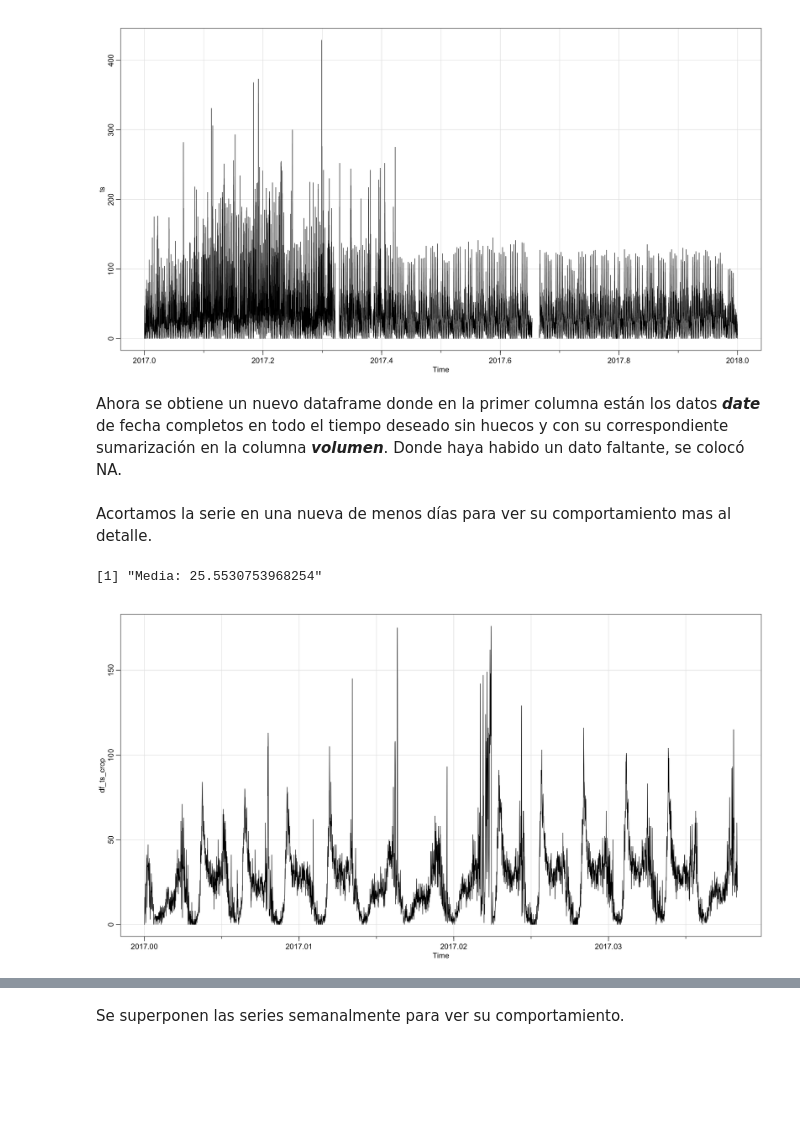
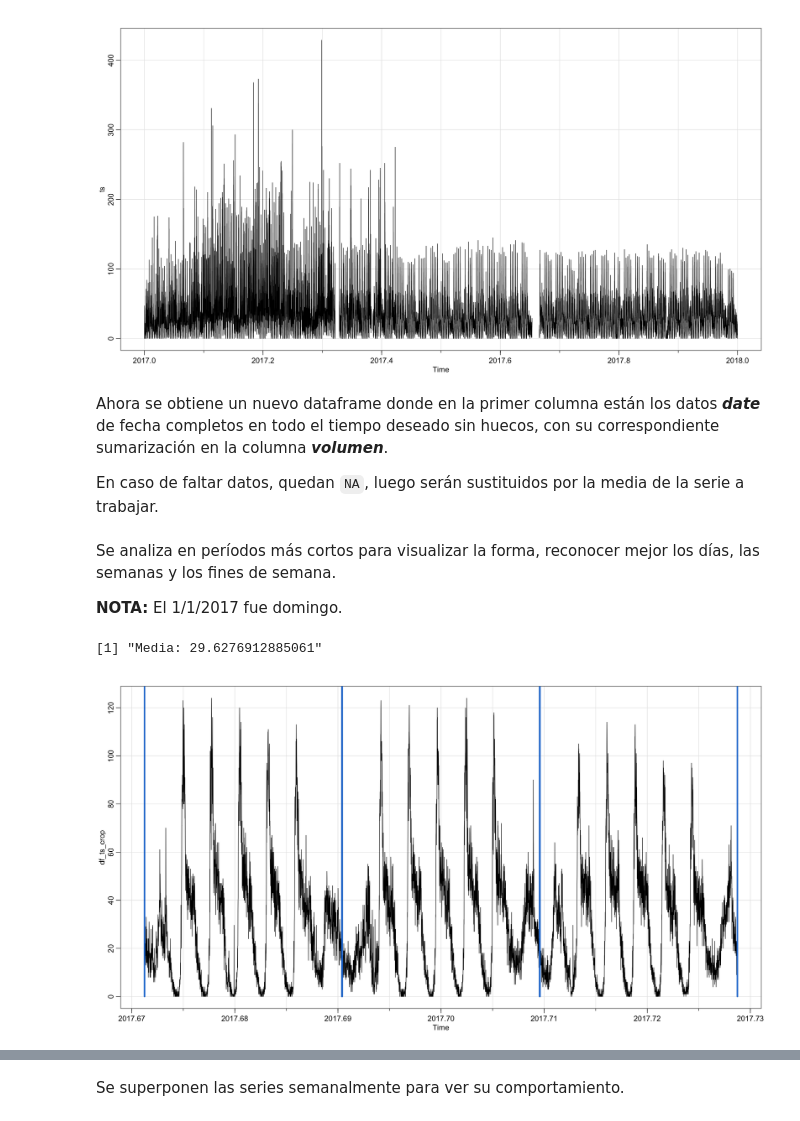
Before and after one commit to FelipeBastarrica/Obligatorio-Series-Temporales, a Jupyter notebook: Obligatorio_ST.ipynb, the cells around one changed output, grey strips where cells are left out. Cells and saved outputs as stored; diff of their text form; code cells hidden in the pictures; blank space fills up the shorter version.

Commit message:
primera emprolijada

```diff
--- a/Obligatorio_ST.ipynb
+++ b/Obligatorio_ST.ipynb
@@ -83,44 +151,66 @@ originaldf$minAsPOSIX <- as.POSIXct(originaldf$date, format="%d/%m/%y %H:%M",tz=
 
 # Generación del vector para cada 5 minutos
 ndays <- 365 # días a generar
-minAsNumeric <-seq(0,60*60*24*ndays,by=5*60) # de 0 a 365 días en segundos con un paso de 5 minutos
+minAsNumeric <-seq(0, 60 * 60 * 24 * ndays, by = 60 * 5) # de 0 a 365 días con un paso de 5 minutos
 
 # Conversión de secuencia a posix (formato calendario)
-minAsPOSIX <- as.POSIXct(minAsNumeric, origin="2017-01-01", tz="GMT")
+minAsPOSIX <- as.POSIXct(minAsNumeric, origin = "2017-01-01", tz = "GMT")
 
 # Columna con datos calendario para 1 año
 base_df = data.frame(minAsPOSIX)
 
 # Merge de datos calendario completos con los datos de volumen original
-df_merged <- merge(base_df,originaldf,all.x=TRUE, by="minAsPOSIX")
+df_merged <- merge(base_df, originaldf, all.x = TRUE, by="minAsPOSIX")
 
-# Agregación de datos de volumen por
-newdf = aggregate(df_merged$volumen, by=list(Date=df_merged$minAsPOSIX), FUN=sum)
-colnames(newdf) <- c('date','volumen')
+# Agregación de datos de volumen por los carriles (los que tengan misma fecha y hora los suma)
+newdf = aggregate(df_merged$volumen, by = list(Date=df_merged$minAsPOSIX), FUN=sum)
+colnames(newdf) <- c('date', 'volumen')
 
-ts = ts(newdf$volumen, frequency=freq, start=c(2017,1))
+ts = ts(newdf$volumen, frequency=freq_5min, start=c(2017,1))
 tsplot(ts)
+
+#TODO: Agregar cada 15 min
 # %% [output]
 [figure]
 # %% [markdown]
-Ahora se obtiene un nuevo dataframe donde en la primer columna están los datos ***date*** de fecha completos en todo el tiempo deseado sin huecos y con su correspondiente sumarización en la columna ***volumen***. Donde haya habido un dato faltante, se colocó NA.
+Ahora se obtiene un nuevo dataframe donde en la primer columna están los datos ***date*** de fecha completos en todo el tiempo deseado sin huecos, con su correspondiente sumarización en la columna ***volumen***.
+
+En caso de faltar datos, quedan `NA`, luego serán sustituidos por la media de la serie a trabajar.
 # %% [markdown]
-Acortamos la serie en una nueva de menos días para ver su comportamiento mas al detalle.
+Se analiza en períodos más cortos para visualizar la forma, reconocer mejor los días, las semanas y los fines de semana.
+
+**NOTA:** El 1/1/2017 fue domingo.
 # %%
+# Muestras por día (1 muestra cada 5 minutos x 2)
+samples_per_day = (60 / 5) * 24
+samples_per_week = samples_per_day * 7
+
 # Días a tomar para análisis más pequeño
-days_to_crop = 14
+days_to_crop = 21
+initial_week = 35
 
-# Muestras por día (1 muestra cada 5 minutos x 24)
-samples_per_day = 60/5*24
+# Intervalo
+ini = initial_week * samples_per_week
+fin = ini + samples_per_day * days_to_crop
+st = 2017 + ini/length(ts)
 
 # Serie recortada
-df_ts_crop = head(ts, samples_per_day*days_to_crop)
+df_crop = ts[ini : fin]
 
-# Promedio de serie cortada
-print(paste("Media:", mean(df_ts_crop)))
+# Promedio de serie cortada y sustituir
+mean = mean(df_crop, na.rm=TRUE)
+print(paste("Media:", mean))
+df_crop[is.na(df_crop)] = mean
+df_ts_crop = ts(df_crop, start = st, freq = freq_5min)
 
 # Plot de la serie cortada
 tsplot(df_ts_crop)
+
+# Plot barras en las semanas
+lp = 2
+picos = rep(c( 0, rep(150, lp/2), 0 ,rep(NA, samples_per_week - lp - 4), 0 , rep(150, lp/2), 0 ), days_to_crop/7)
+ts_picos = ts(picos, start = st, freq = freq_5min)
+lines(ts_picos, lwd = 3, col = 4)
 # %% [output]
-[1] "Media: 25.5530753968254"
+[1] "Media: 29.6276912885061"
-[figure, old version]
+[figure, new version]
```
Also changed, not shown: parts of 44 cells of this notebook, 2 other files.
